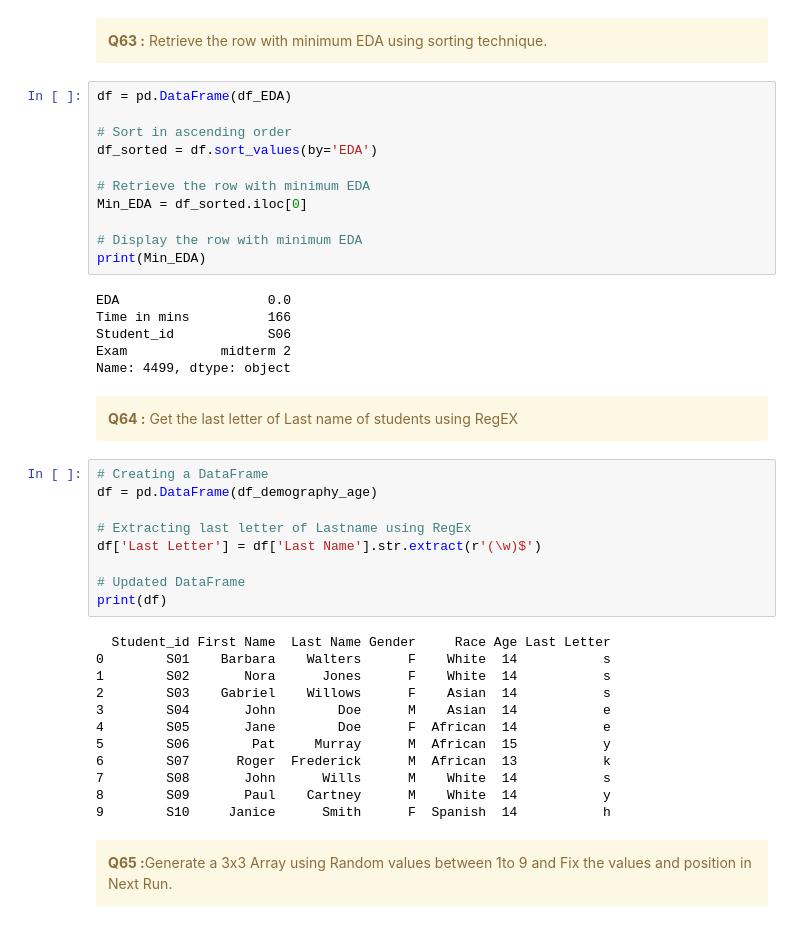
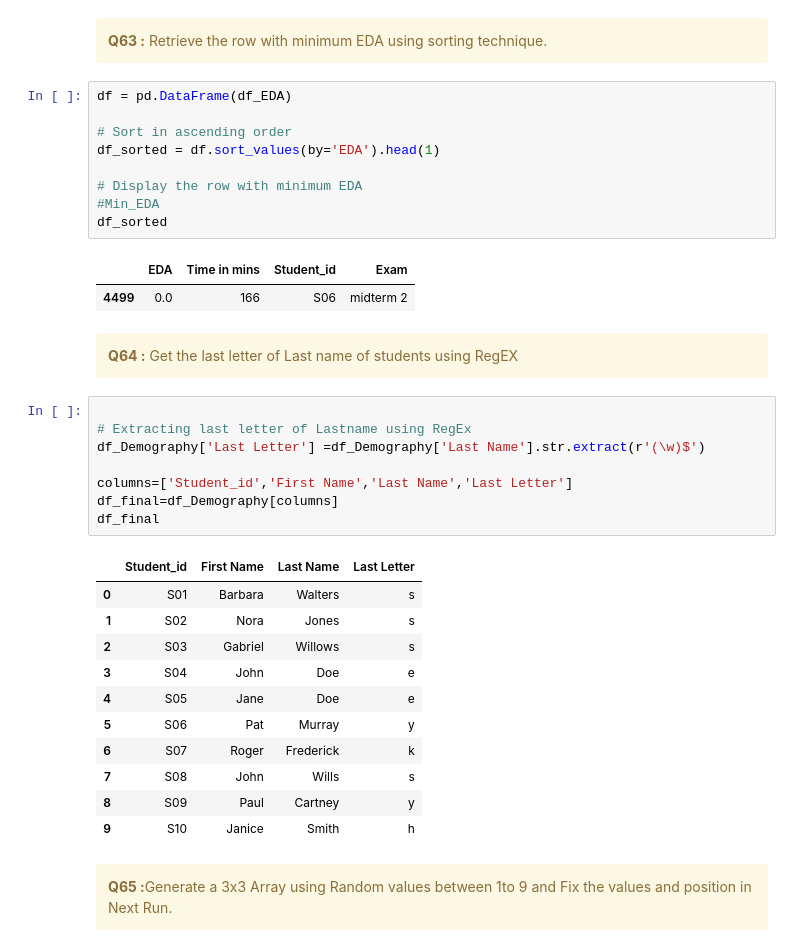
Before and after one commit to Neenu1990/Python_Hackathon_Team_8, a Jupyter notebook: Team8_PythonPioneers_Main80Questions.ipynb, the cells around one changed output. Saved outputs shown, nothing was run; the diff lists cells and outputs as text.

```diff
--- a/Team8_PythonPioneers_Main80Questions.ipynb
+++ b/Team8_PythonPioneers_Main80Questions.ipynb
@@ -1197,44 +1136,38 @@ Last Name and count of Last Name Occurrence:
 df = pd.DataFrame(df_EDA)
 
 # Sort in ascending order
-df_sorted = df.sort_values(by='EDA')
-
-# Retrieve the row with minimum EDA
-Min_EDA = df_sorted.iloc[0]
+df_sorted = df.sort_values(by='EDA').head(1)
 
 # Display the row with minimum EDA
-print(Min_EDA)
+#Min_EDA
+df_sorted
 # %% [output]
-EDA                   0.0
-Time in mins          166
-Student_id            S06
-Exam            midterm 2
-Name: 4499, dtype: object
+|  | EDA | Time in mins | Student_id | Exam |
+| 4499 | 0.0 | 166 | S06 | midterm 2 |
 # %% [markdown]
 <div class="alert alert-block alert-warning">
 <b>Q64 :</b> Get the last letter of Last name of students using RegEX
 </div>
 # %%
-# Creating a DataFrame
-df = pd.DataFrame(df_demography_age)
 
 # Extracting last letter of Lastname using RegEx
-df['Last Letter'] = df['Last Name'].str.extract(r'(\w)$')
+df_Demography['Last Letter'] =df_Demography['Last Name'].str.extract(r'(\w)$')
 
-# Updated DataFrame
-print(df)
+columns=['Student_id','First Name','Last Name','Last Letter']
+df_final=df_Demography[columns]
+df_final
 # %% [output]
-  Student_id First Name  Last Name Gender     Race Age Last Letter
-0        S01    Barbara    Walters      F    White  14           s
-1        S02       Nora      Jones      F    White  14           s
-2        S03    Gabriel    Willows      F    Asian  14           s
-3        S04       John        Doe      M    Asian  14           e
-4        S05       Jane        Doe      F  African  14           e
-5        S06        Pat     Murray      M  African  15           y
-6        S07      Roger  Frederick      M  African  13           k
-7        S08       John      Wills      M    White  14           s
-8        S09       Paul    Cartney      M    White  14           y
-9        S10     Janice      Smith      F  Spanish  14           h
+|  | Student_id | First Name | Last Name | Last Letter |
+| 0 | S01 | Barbara | Walters | s |
+| 1 | S02 | Nora | Jones | s |
+| 2 | S03 | Gabriel | Willows | s |
+| 3 | S04 | John | Doe | e |
+| 4 | S05 | Jane | Doe | e |
+| 5 | S06 | Pat | Murray | y |
+| 6 | S07 | Roger | Frederick | k |
+| 7 | S08 | John | Wills | s |
+| 8 | S09 | Paul | Cartney | y |
+| 9 | S10 | Janice | Smith | h |
 # %% [markdown]
 <div class="alert alert-block alert-warning">
 <b>Q65 :</b>Generate a 3x3 Array using Random values between 1to 9 and Fix the values and position in Next Run.
```
Also changed, not shown: parts of 13 cells of this notebook.
